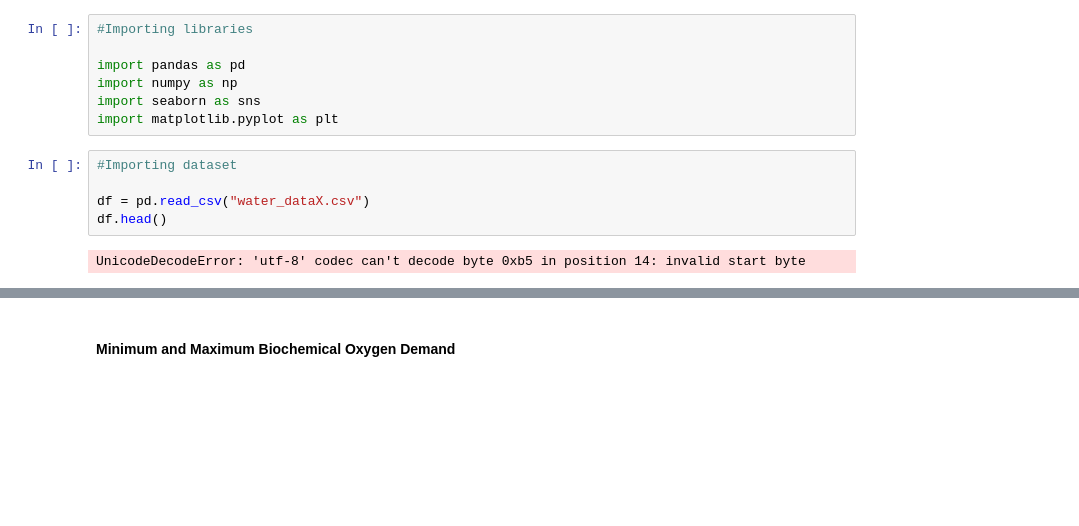
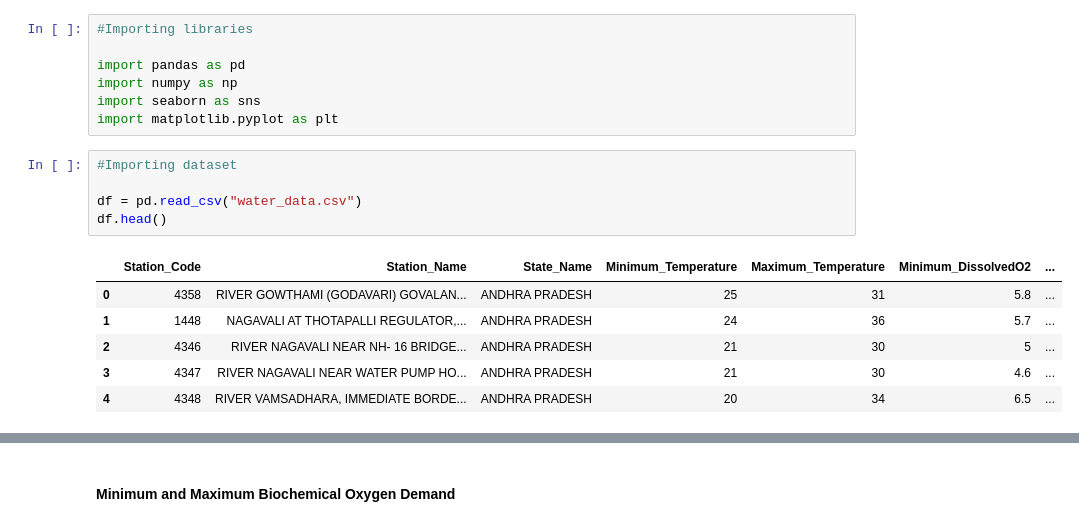
Before and after one commit to JyotBuch/Kaggle-Projects, a Jupyter notebook: Water Quality/Water_Quality_EDA.ipynb, the cells around one changed output, grey strips where cells are left out. Saved outputs shown, nothing was run; the diff lists cells and outputs as text; blank space fills up the shorter version.

```diff
--- a/Water Quality/Water_Quality_EDA.ipynb
+++ b/Water Quality/Water_Quality_EDA.ipynb
@@ -12,10 +12,15 @@ import matplotlib.pyplot as plt
 # %%
 #Importing dataset
 
-df = pd.read_csv("water_dataX.csv")
+df = pd.read_csv("water_data.csv")
 df.head()
 # %% [output]
-UnicodeDecodeError: 'utf-8' codec can't decode byte 0xb5 in position 14: invalid start byte
+|  | Station_Code | Station_Name | State_Name | Minimum_Temperature | Maximum_Temperature | Minimum_DissolvedO2 | ... |
+| 0 | 4358 | RIVER GOWTHAMI (GODAVARI) GOVALAN... | ANDHRA PRADESH | 25 | 31 | 5.8 | ... |
+| 1 | 1448 | NAGAVALI AT THOTAPALLI REGULATOR,... | ANDHRA PRADESH | 24 | 36 | 5.7 | ... |
+| 2 | 4346 | RIVER NAGAVALI NEAR NH- 16 BRIDGE... | ANDHRA PRADESH | 21 | 30 | 5 | ... |
+| 3 | 4347 | RIVER NAGAVALI NEAR WATER PUMP HO... | ANDHRA PRADESH | 21 | 30 | 4.6 | ... |
+| 4 | 4348 | RIVER VAMSADHARA, IMMEDIATE BORDE... | ANDHRA PRADESH | 20 | 34 | 6.5 | ... |
 # %%
 df.info()
 # %% [output]
```
Also changed, not shown: parts of 12 cells of this notebook, 2 other files.
